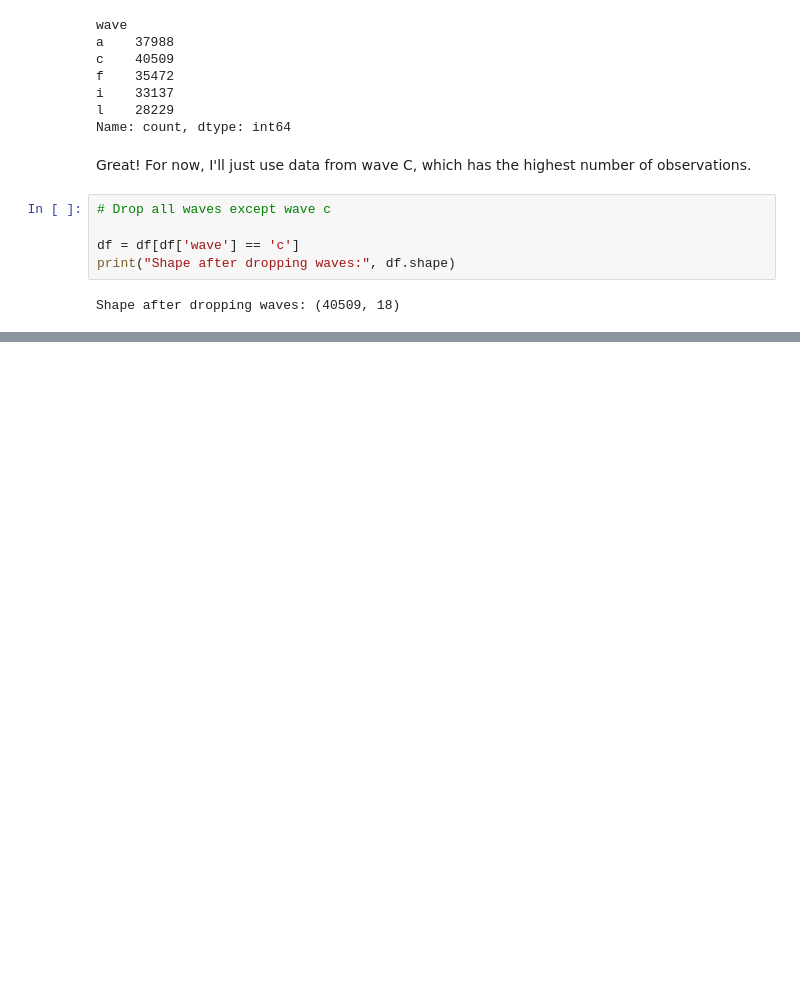
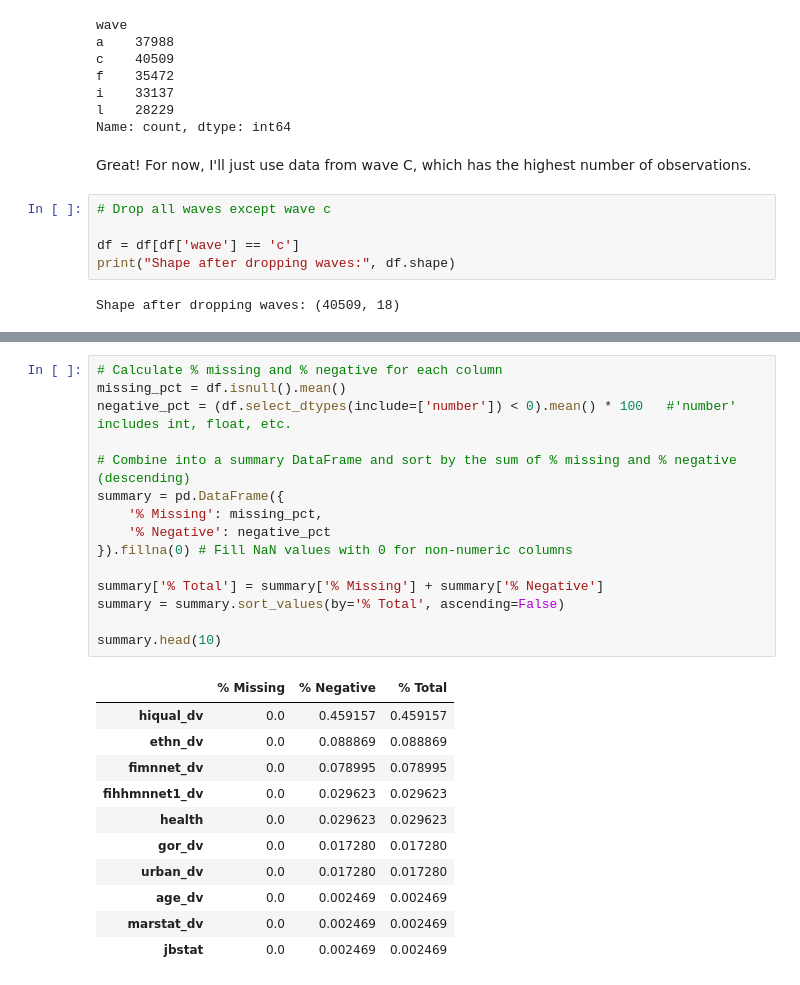
Before and after one commit to arikatz123/ukhls_informal_institutions_project, a Jupyter notebook: notebooks/refined_data_processing.ipynb, the cells around one changed output, grey strips where cells are left out. Cells and saved outputs as stored; diff of their text form; blank space fills up the shorter version.

```diff
--- a/notebooks/refined_data_processing.ipynb
+++ b/notebooks/refined_data_processing.ipynb
@@ -66,0 +78,27 @@ Shape after dropping waves: (40509, 18)
+# %%
+# Calculate % missing and % negative for each column
+missing_pct = df.isnull().mean()
+negative_pct = (df.select_dtypes(include=['number']) < 0).mean() * 100   #'number' includes int, float, etc.
+
+# Combine into a summary DataFrame and sort by the sum of % missing and % negative (descending)
+summary = pd.DataFrame({
+    '% Missing': missing_pct,
+    '% Negative': negative_pct
+}).fillna(0) # Fill NaN values with 0 for non-numeric columns
+
+summary['% Total'] = summary['% Missing'] + summary['% Negative']
+summary = summary.sort_values(by='% Total', ascending=False)
+
+summary.head(10)
+# %% [output]
+|  | % Missing | % Negative | % Total |
+| hiqual_dv | 0.0 | 0.459157 | 0.459157 |
+| ethn_dv | 0.0 | 0.088869 | 0.088869 |
+| fimnnet_dv | 0.0 | 0.078995 | 0.078995 |
+| fihhmnnet1_dv | 0.0 | 0.029623 | 0.029623 |
+| health | 0.0 | 0.029623 | 0.029623 |
+| gor_dv | 0.0 | 0.017280 | 0.017280 |
+| urban_dv | 0.0 | 0.017280 | 0.017280 |
+| age_dv | 0.0 | 0.002469 | 0.002469 |
+| marstat_dv | 0.0 | 0.002469 | 0.002469 |
+| jbstat | 0.0 | 0.002469 | 0.002469 |
```
Also changed, not shown: parts of 22 cells of this notebook.
